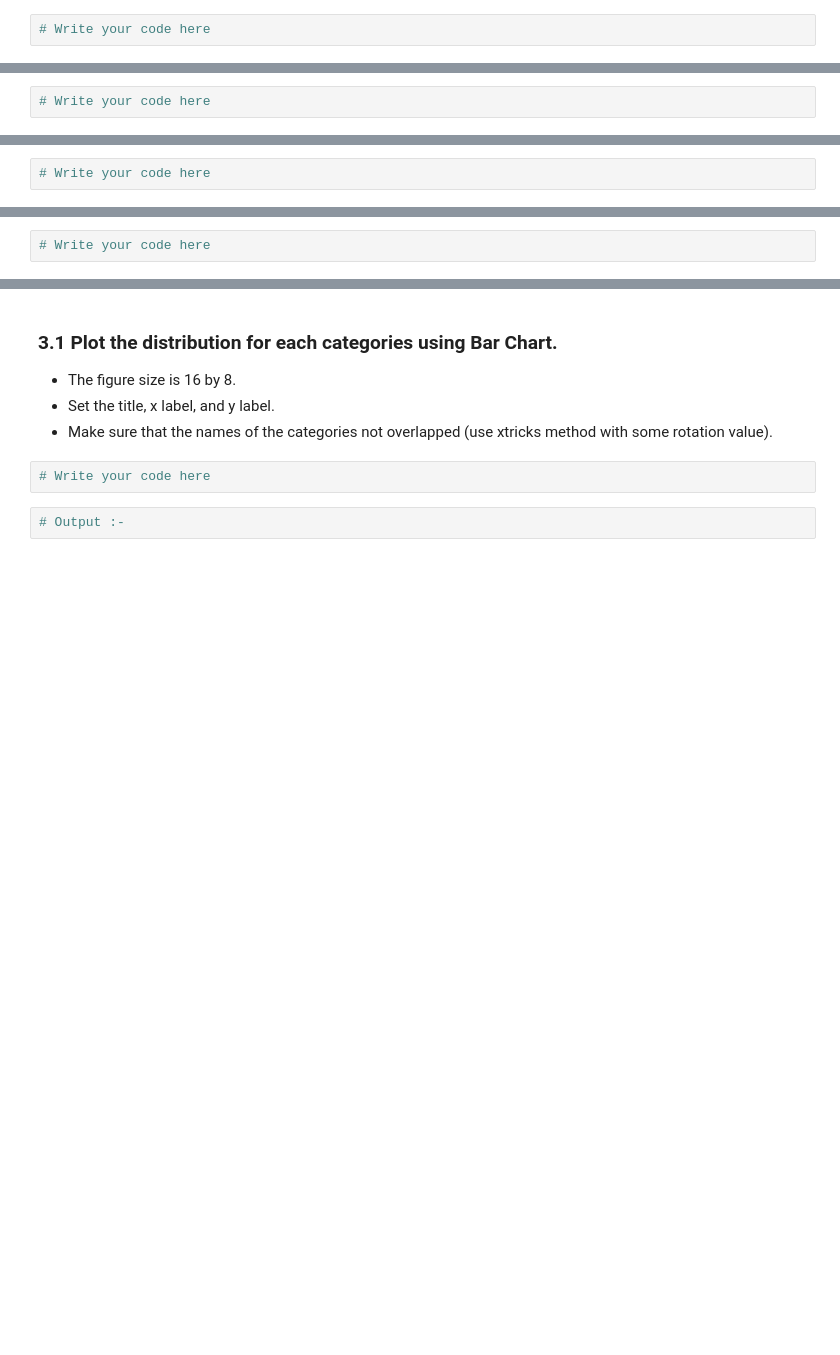
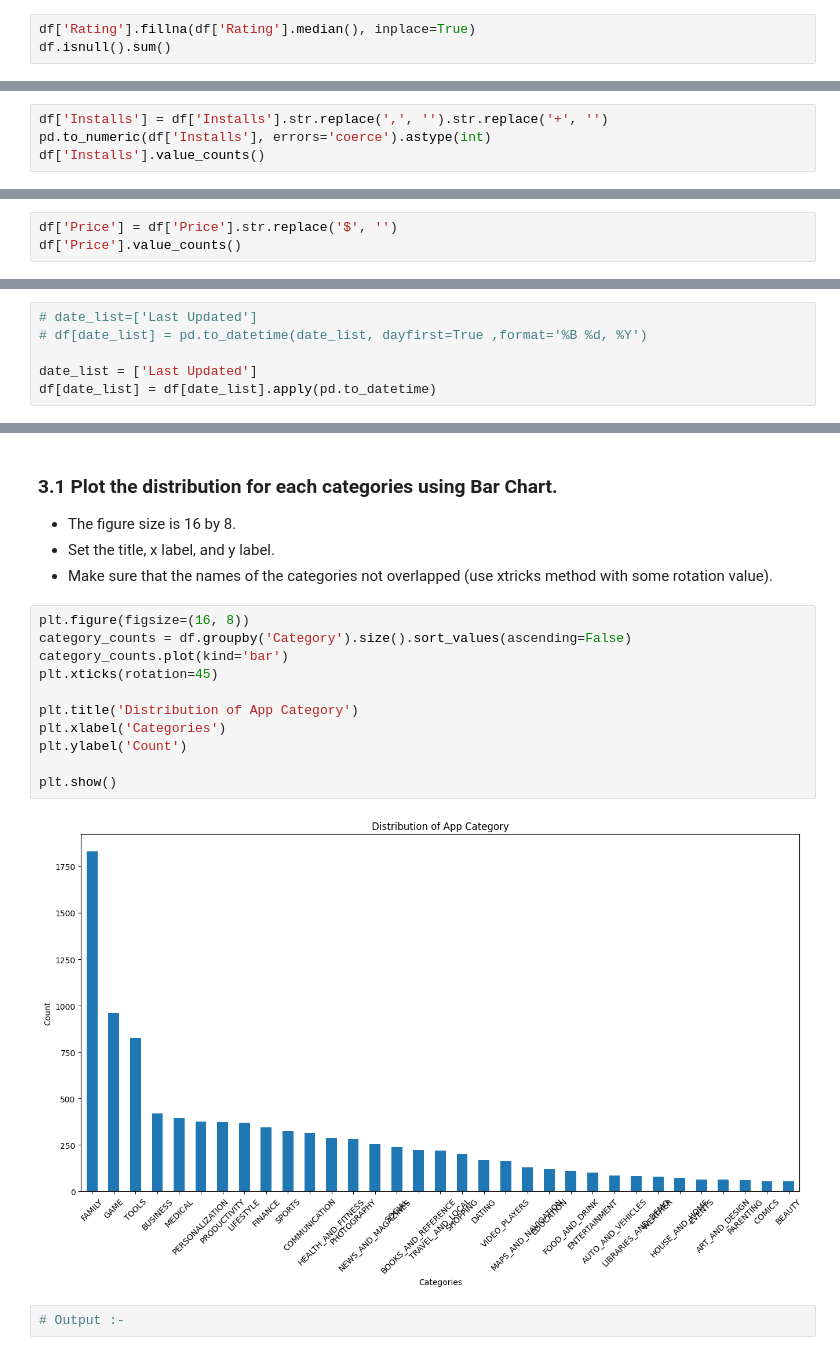
Before and after one commit to Tuwaiq-Data-Science-Bootcamp-V5/Matplotlib-Lab3, a Jupyter notebook: Matplotlib_Assignment3.ipynb, the cells around one changed output, grey strips where cells are left out. Cells and saved outputs as stored; diff of their text form; blank space fills up the shorter version.

```diff
--- a/Matplotlib_Assignment3.ipynb
+++ b/Matplotlib_Assignment3.ipynb
@@ -171,4 +260,5 @@ dtype: int64
 - Because it is a rating feature, there are a lot of methods we can do to impute this feature, such as using another data that contains the reviews (every rating for each app) then analyze the sentiment using NLP, or do another methods (you can search for this situation).
 - But, now choose the suitable method for imputation that is easy and good.
 # %%
-# Write your code here
+df['Rating'].fillna(df['Rating'].median(), inplace=True)
+df.isnull().sum()
@@ -248,4 +423,6 @@ Name: Price, Length: 92, dtype: int64
 
 - Remove unwanted characters.
 # %%
-# Write your code here
+df['Installs'] = df['Installs'].str.replace(',', '').str.replace('+', '')
+pd.to_numeric(df['Installs'], errors='coerce').astype(int)
+df['Installs'].value_counts()
@@ -270,4 +465,5 @@ Name: Price, Length: 92, dtype: int64
 0               15
 Name: Installs, dtype: int64
 # %%
-# Write your code here
+df['Price'] = df['Price'].str.replace('$', '')
+df['Price'].value_counts()
@@ -305,4 +536,8 @@ def convert_col_data_type(lst_of_cols, dataset, data_type):
 
 - Use pd.to_datetime(df[col]) function.
 # %%
-# Write your code here
+# date_list=['Last Updated']
+# df[date_list] = pd.to_datetime(date_list, dayfirst=True ,format='%B %d, %Y')
+
+date_list = ['Last Updated']
+df[date_list] = df[date_list].apply(pd.to_datetime)
@@ -338,7 +593,18 @@ memory usage: 864.0+ KB
 - Set the title, x label, and y label.
 - Make sure that the names of the categories not overlapped (use xtricks method with some rotation value).
 # %%
-# Write your code here
+plt.figure(figsize=(16, 8))
+category_counts = df.groupby('Category').size().sort_values(ascending=False)
+category_counts.plot(kind='bar')
+plt.xticks(rotation=45)
+
+plt.title('Distribution of App Category')
+plt.xlabel('Categories')
+plt.ylabel('Count')
+
+plt.show()
+# %% [output]
+[figure, added]
 # %%
 # Output :-
 # %% [output]
```
Also changed, not shown: parts of 32 cells of this notebook.
